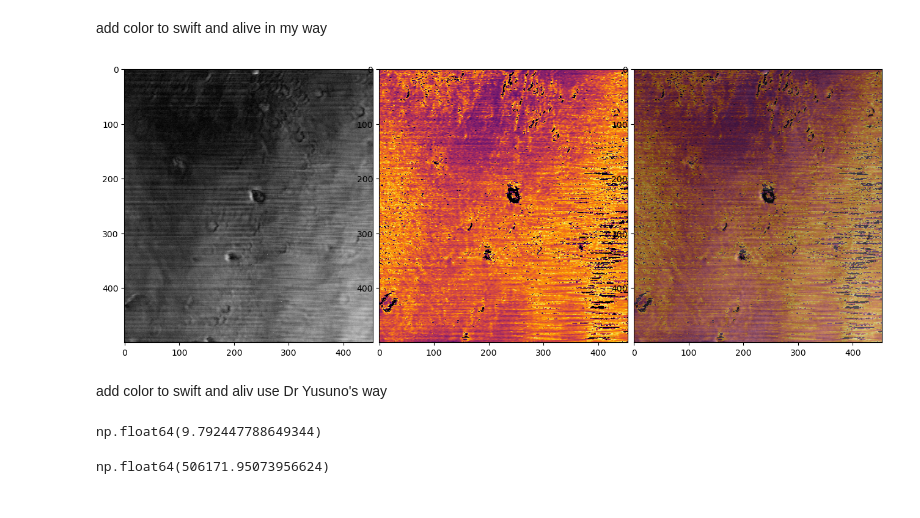
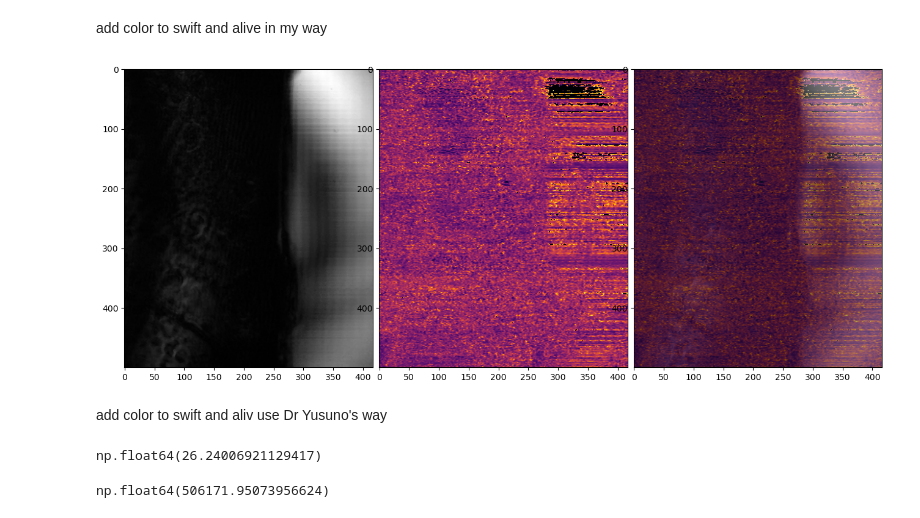
Before and after one commit to unrealxiao/dynamicOCT, a Jupyter notebook: YusunoDOCT.ipynb, the cells around one changed output. Cells and saved outputs as stored; diff of their text form; code cells hidden in the pictures.

```diff
--- a/YusunoDOCT.ipynb
+++ b/YusunoDOCT.ipynb
@@ -11,7 +11,7 @@ from natsort import natsorted
 from pydicom import dcmread
 import matplotlib.gridspec as gridspec
 import h5py
-data_path = "D:/globus slate shared data Tankam Lab/cells with H2O2 after 3hours of application"
+data_path = "D:/globus slate shared data Tankam Lab/IR_card_glass_side_3_13_2025"
 average_LivCurve = True
 fitting_method = "CPU"
 frameSeparationTime = 0.001 #1ms frame to frame time interval
@@ -56,8 +42,8 @@ plt.yticks(np.arange(0, 1000, 50))#
 # %%
 image_list = os.listdir(data_path)#list all images address in data_path
-fourD_image_volume_complete = utils.load_nested_data_h5(data_path, 30, 230, 250)#load all image volume and combine them in one 4D np array
+fourD_image_volume_complete = utils.load_nested_data_h5(data_path, 30, 268, 270, median_filter=3)#load all image volume and combine them in one 4D np array
 # %%
-fourD_image = fourD_image_volume_complete[:, :, 13:15, :]
+fourD_image = fourD_image_volume_complete
 plt.imshow(fourD_image[4, :, 1, :], cmap="gray")
 # %% [output]
 <matplotlib.image.AxesImage at 0x...>
@@ -230,3 +216,9 @@ with open(os.path.join(data_path, "aliv_Yusuno.npy"), "wb") as f:
 
 with open(os.path.join(data_path, "VLIV.npy"), "wb") as f:
     np.save(f, VLIV_save)
+# %%
+with open(os.path.join(data_path, "swift_Yusuno.npy"), "r") as f:
+    swift = np.load(f)
+
+with open(os.path.join(data_path, "aliv_Yusuno.npy"), "r") as f:
+    aliv = np.load(f)
@@ -238,35 +232,35 @@ np.float64(1.5587013863314556)
 add color to swift and alive in my way
 # %%
 slice_index = 0
-swift_slice = aliv[:, slice_index, :]
-swift_slice[swift_slice > np.percentile(swift_slice, 95)] = 0
+swift_slice = swift[:, slice_index, :]
+swift_slice[swift_slice > np.percentile(swift_slice, 98)] = 0
 swift_normalized = cv2.normalize(swift_slice, None, 0, 255, cv2.NORM_MINMAX).astype(np.float64)
 fourD_normalized = cv2.normalize(fourD_image[10, :, slice_index, :], None, 0, 255, cv2.NORM_MINMAX).astype(np.float64)
 
 plt.figure(figsize=(16, 8))
 gs1 = gridspec.GridSpec(1, 3)
 gs1.update(wspace = 0.025, hspace = 0.05)
 
 ax1 = plt.subplot(gs1[0])
 plt.axis('on')
 ax1.imshow(fourD_normalized, cmap="gray")
 ax1.set_aspect('equal')
 ax2 = plt.subplot(gs1[1])
 plt.axis('on')
 ax2.imshow(swift_normalized, cmap="inferno")
 ax2.set_aspect('equal')
 ax3 = plt.subplot(gs1[2])
 plt.axis('on')
 ax3.imshow(fourD_normalized, cmap="gray")
 ax3.imshow(swift_normalized, cmap="inferno", alpha=0.5)
 ax1.set_aspect('equal')
 plt.show()
 # %% [output]
-[figure, old version]
+[figure, new version]
 # %% [markdown]
 add color to swift and aliv use Dr Yusuno's way
 # %%
-np.min(oct_db)
+np.max(oct_db)
 # %% [output]
-np.float64(9.792447788649344)
+np.float64(26.24006921129417)
 # %%
```
Also changed, not shown: parts of 8 cells of this notebook, 3 other files.
